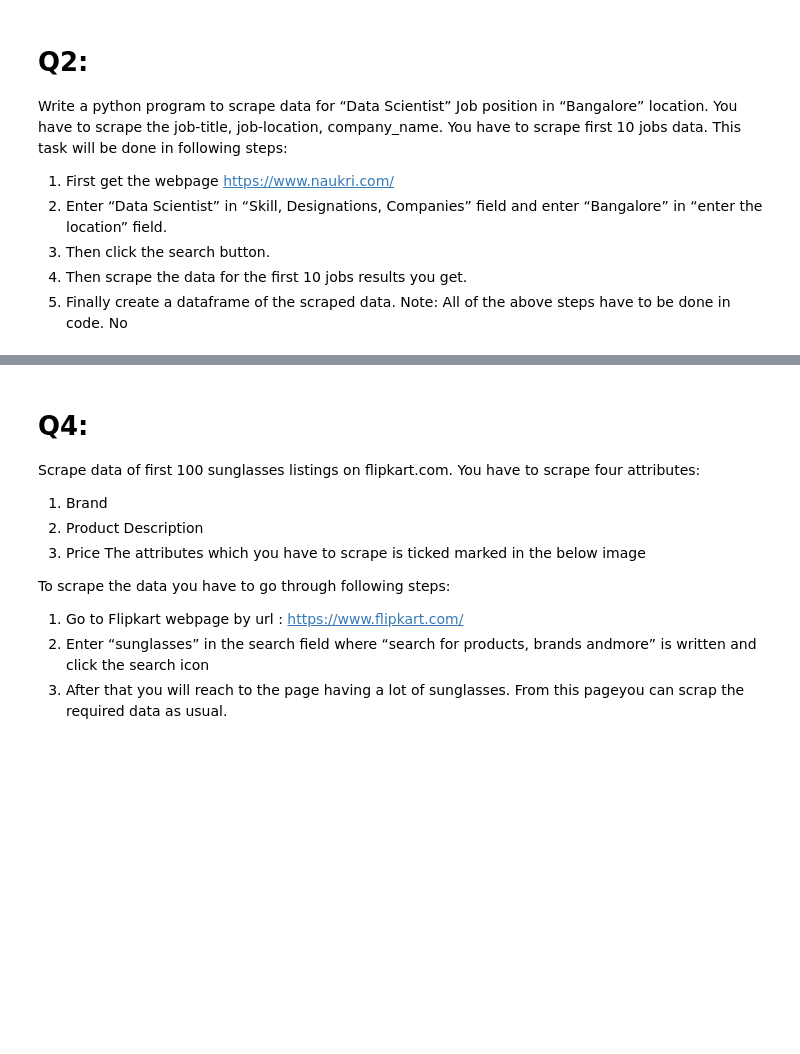
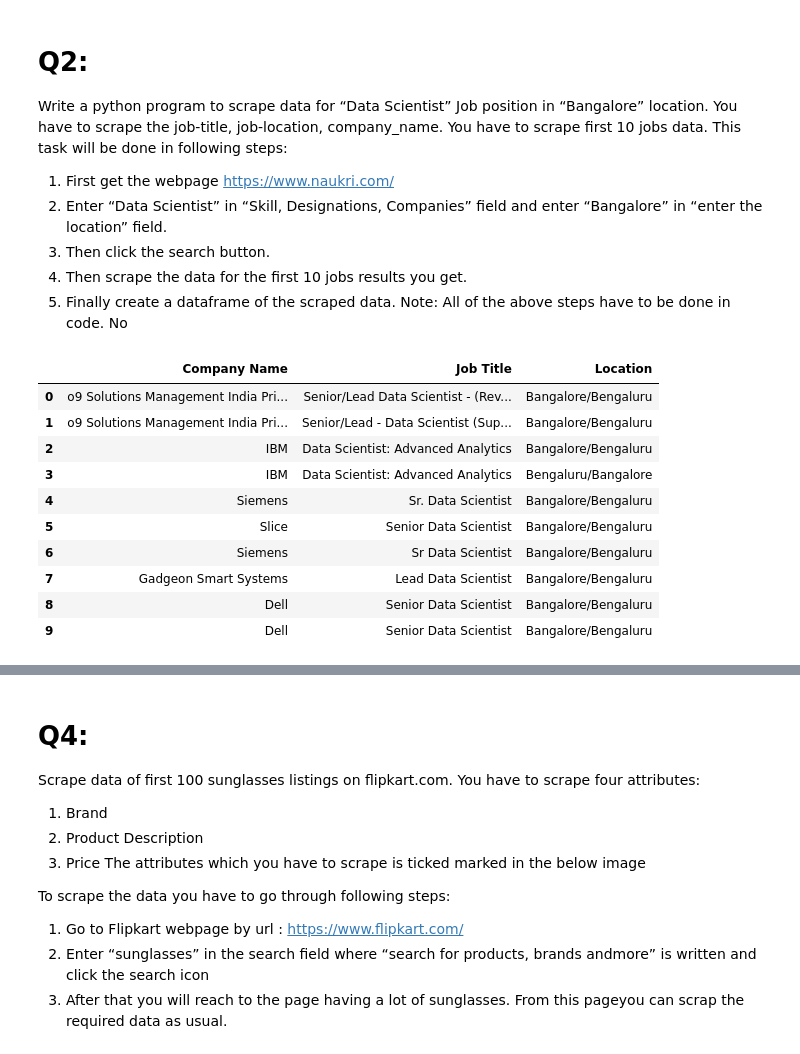
Before and after one commit to Pramodh23EAlpha/Internship, a Jupyter notebook: Webscrapping-selenium-2/Webscrapping-2.ipynb, the cells around one changed output, grey strips where cells are left out. Cells and saved outputs as stored; diff of their text form; code cells hidden in the pictures; blank space fills up the shorter version.

```diff
--- a/Webscrapping-selenium-2/Webscrapping-2.ipynb
+++ b/Webscrapping-selenium-2/Webscrapping-2.ipynb
@@ -102,0 +119,44 @@ Note: All of the above steps have to be done in code. No
+# %%
+joblist_title = []
+joblist_company = []
+
+joblist_location = []
+joblist_experience = []
+
+
+job_list = driver.find_elements_by_class_name('jobTupleHeader')
+
+count = 1 # to iterate inside xpath
+for jobs in job_list:
+    jobtitle = jobs.find_element_by_tag_name('a')
+    joblist_title.append(jobtitle.text)
+
+    jobs_company = jobs.find_element_by_xpath('//*[@id="root"]/div[3]/div[2]/section[2]/div[2]/article['+str(count)+']/div[1]/div[1]/div/a[1]')
+    joblist_company.append(jobs_company.text)
+    joblist_location.append(jobs.find_element_by_xpath('//*[@id="root"]/div[3]/div[2]/section[2]/div[2]/article['+str(count)+']/div[1]/div[1]/ul/li[3]/span').text)
+    count = count+1
+
+
+
+
+#print(joblist_experience)
+
+
+# Make data frame
+naukridf=pd.DataFrame({})
+naukridf['Company Name']=joblist_company[:10]
+naukridf['Job Title']=joblist_title[:10]
+naukridf['Location']=joblist_location[:10]
+naukridf
+# %% [output]
+|  | Company Name | Job Title | Location |
+| 0 | o9 Solutions Management India Pri... | Senior/Lead Data Scientist - (Rev... | Bangalore/Bengaluru |
+| 1 | o9 Solutions Management India Pri... | Senior/Lead - Data Scientist (Sup... | Bangalore/Bengaluru |
+| 2 | IBM | Data Scientist: Advanced Analytics | Bangalore/Bengaluru |
+| 3 | IBM | Data Scientist: Advanced Analytics | Bengaluru/Bangalore |
+| 4 | Siemens | Sr. Data Scientist | Bangalore/Bengaluru |
+| 5 | Slice | Senior Data Scientist | Bangalore/Bengaluru |
+| 6 | Siemens | Sr Data Scientist | Bangalore/Bengaluru |
+| 7 | Gadgeon Smart Systems | Lead Data Scientist | Bangalore/Bengaluru |
+| 8 | Dell | Senior Data Scientist | Bangalore/Bengaluru |
+| 9 | Dell | Senior Data Scientist | Bangalore/Bengaluru |
```
Also changed, not shown: parts of 20 cells of this notebook.
